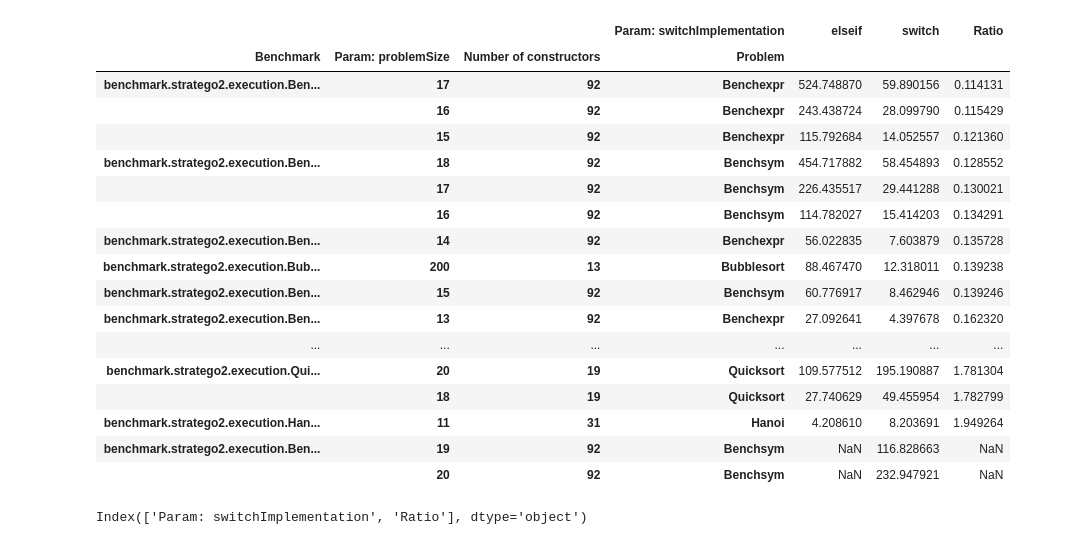
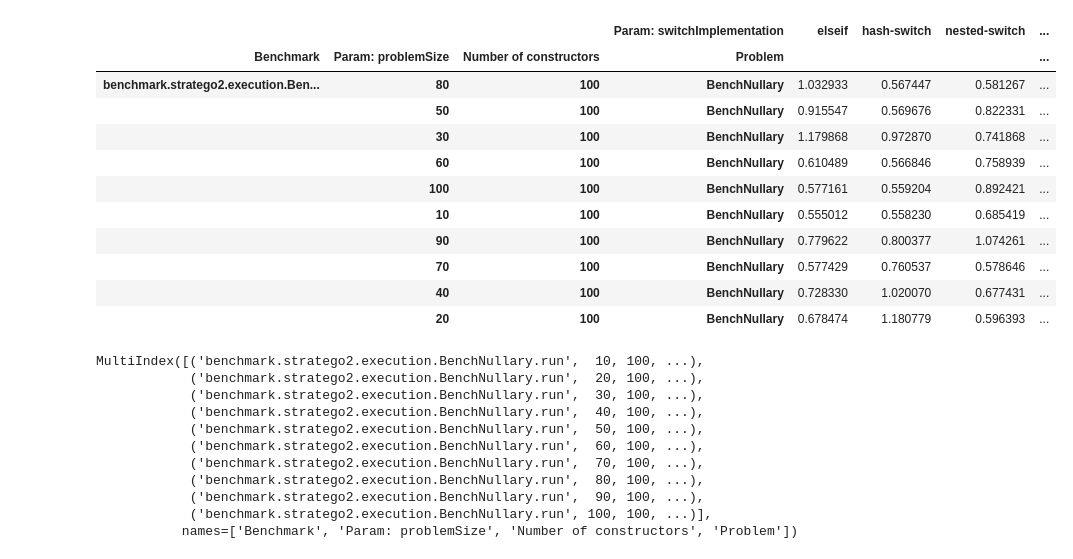
Before and after one commit to metaborg/stratego, a Jupyter notebook: stratego.build.spoofax2.benchmark/analysis/Example plots.ipynb, the cells around one changed output. Saved outputs shown, nothing was run; the diff lists cells and outputs as text; code cells hidden in the pictures.

```diff
--- a/stratego.build.spoofax2.benchmark/analysis/Example plots.ipynb
+++ b/stratego.build.spoofax2.benchmark/analysis/Example plots.ipynb
@@ -16,7 +16,9 @@ if not(os.path.exists(PLOT_DIR)):
 # %%
 # Load data
 results_files = [
-    "20211007-135249.csv",
+    "20211013-124531-benchnullary.csv"
+#     "20211012-102647.csv"
+#     "20211007-135249.csv",
 #     "20211007-084741.csv", # benchsym switch backend
 #     "20211006-143434.csv", # more problem swtich backend
 #     "20210915-111700.csv",
@@ -286,40 +300,45 @@ plt.savefig(f"{PLOT_DIR}/{'_'.join(results_files)}-runtime.png")
 # %%
 df_ratios = df[df["Stage"] == "run"].pivot(index=["Param: switchImplementation"], columns=["Benchmark", "Param: problemSize", "Number of constructors", "Problem"], values="Score").T
 
 # df_ratios["Ratio"] = df_ratios["elseif"] / df_ratios["switch"]
-df_ratios["Ratio"] = df_ratios["switch"] / df_ratios["elseif"]
+df_ratios["Ratio [nested]"] = df_ratios["nested-switch"] / df_ratios["elseif"]
+df_ratios["Ratio [hash]"] = df_ratios["hash-switch"] / df_ratios["elseif"]
 
-df_ratios.sort_values("Ratio")
+df_ratios.sort_values("Ratio [hash]")
 
 # df_ratios.columns.to_series().apply(''.join)
 
 # df[df[""]]
 # %% [output]
-|  |  |  | Param: switchImplementation | elseif | switch | Ratio |
-| Benchmark | Param: problemSize | Number of constructors | Problem |  |  |  |
-| benchmark.stratego2.execution.Ben... | 17 | 92 | Benchexpr | 524.748870 | 59.890156 | 0.114131 |
-|  | 16 | 92 | Benchexpr | 243.438724 | 28.099790 | 0.115429 |
-|  | 15 | 92 | Benchexpr | 115.792684 | 14.052557 | 0.121360 |
-| benchmark.stratego2.execution.Ben... | 18 | 92 | Benchsym | 454.717882 | 58.454893 | 0.128552 |
-|  | 17 | 92 | Benchsym | 226.435517 | 29.441288 | 0.130021 |
-|  | 16 | 92 | Benchsym | 114.782027 | 15.414203 | 0.134291 |
-| benchmark.stratego2.execution.Ben... | 14 | 92 | Benchexpr | 56.022835 | 7.603879 | 0.135728 |
-| benchmark.stratego2.execution.Bub... | 200 | 13 | Bubblesort | 88.467470 | 12.318011 | 0.139238 |
-| benchmark.stratego2.execution.Ben... | 15 | 92 | Benchsym | 60.776917 | 8.462946 | 0.139246 |
-| benchmark.stratego2.execution.Ben... | 13 | 92 | Benchexpr | 27.092641 | 4.397678 | 0.162320 |
-| ... | ... | ... | ... | ... | ... | ... |
-| benchmark.stratego2.execution.Qui... | 20 | 19 | Quicksort | 109.577512 | 195.190887 | 1.781304 |
-|  | 18 | 19 | Quicksort | 27.740629 | 49.455954 | 1.782799 |
-| benchmark.stratego2.execution.Han... | 11 | 31 | Hanoi | 4.208610 | 8.203691 | 1.949264 |
-| benchmark.stratego2.execution.Ben... | 19 | 92 | Benchsym | NaN | 116.828663 | NaN |
-|  | 20 | 92 | Benchsym | NaN | 232.947921 | NaN |
+|  |  |  | Param: switchImplementation | elseif | hash-switch | nested-switch | ... |
+| Benchmark | Param: problemSize | Number of constructors | Problem |  |  |  | ... |
+| benchmark.stratego2.execution.Ben... | 80 | 100 | BenchNullary | 1.032933 | 0.567447 | 0.581267 | ... |
+|  | 50 | 100 | BenchNullary | 0.915547 | 0.569676 | 0.822331 | ... |
+|  | 30 | 100 | BenchNullary | 1.179868 | 0.972870 | 0.741868 | ... |
+|  | 60 | 100 | BenchNullary | 0.610489 | 0.566846 | 0.758939 | ... |
+|  | 100 | 100 | BenchNullary | 0.577161 | 0.559204 | 0.892421 | ... |
+|  | 10 | 100 | BenchNullary | 0.555012 | 0.558230 | 0.685419 | ... |
+|  | 90 | 100 | BenchNullary | 0.779622 | 0.800377 | 1.074261 | ... |
+|  | 70 | 100 | BenchNullary | 0.577429 | 0.760537 | 0.578646 | ... |
+|  | 40 | 100 | BenchNullary | 0.728330 | 1.020070 | 0.677431 | ... |
+|  | 20 | 100 | BenchNullary | 0.678474 | 1.180779 | 0.596393 | ... |
 # %%
-df_ratios_flat = df_ratios.melt(value_vars=["Ratio"], value_name="Ratio", ignore_index=False)
+df_ratios_flat = df_ratios.melt(value_vars=["Ratio [hash]"], value_name="Ratio", ignore_index=False)
 # df_ratios_flat.index = df_ratios_flat.index.to_flat_index()
 # df_ratios_flat.reset_index()
 df_ratios_flat.index
 # %% [output]
-Index(['Param: switchImplementation', 'Ratio'], dtype='object')
+MultiIndex([('benchmark.stratego2.execution.BenchNullary.run',  10, 100, ...),
+            ('benchmark.stratego2.execution.BenchNullary.run',  20, 100, ...),
+            ('benchmark.stratego2.execution.BenchNullary.run',  30, 100, ...),
+            ('benchmark.stratego2.execution.BenchNullary.run',  40, 100, ...),
+            ('benchmark.stratego2.execution.BenchNullary.run',  50, 100, ...),
+            ('benchmark.stratego2.execution.BenchNullary.run',  60, 100, ...),
+            ('benchmark.stratego2.execution.BenchNullary.run',  70, 100, ...),
+            ('benchmark.stratego2.execution.BenchNullary.run',  80, 100, ...),
+            ('benchmark.stratego2.execution.BenchNullary.run',  90, 100, ...),
+            ('benchmark.stratego2.execution.BenchNullary.run', 100, 100, ...)],
+           names=['Benchmark', 'Param: problemSize', 'Number of constructors', 'Problem'])
 # %%
 # Runtimes for DFA switch backends (against number of constructors)
 
```
Also changed, not shown: parts of 10 cells of this notebook, 8 other files.
